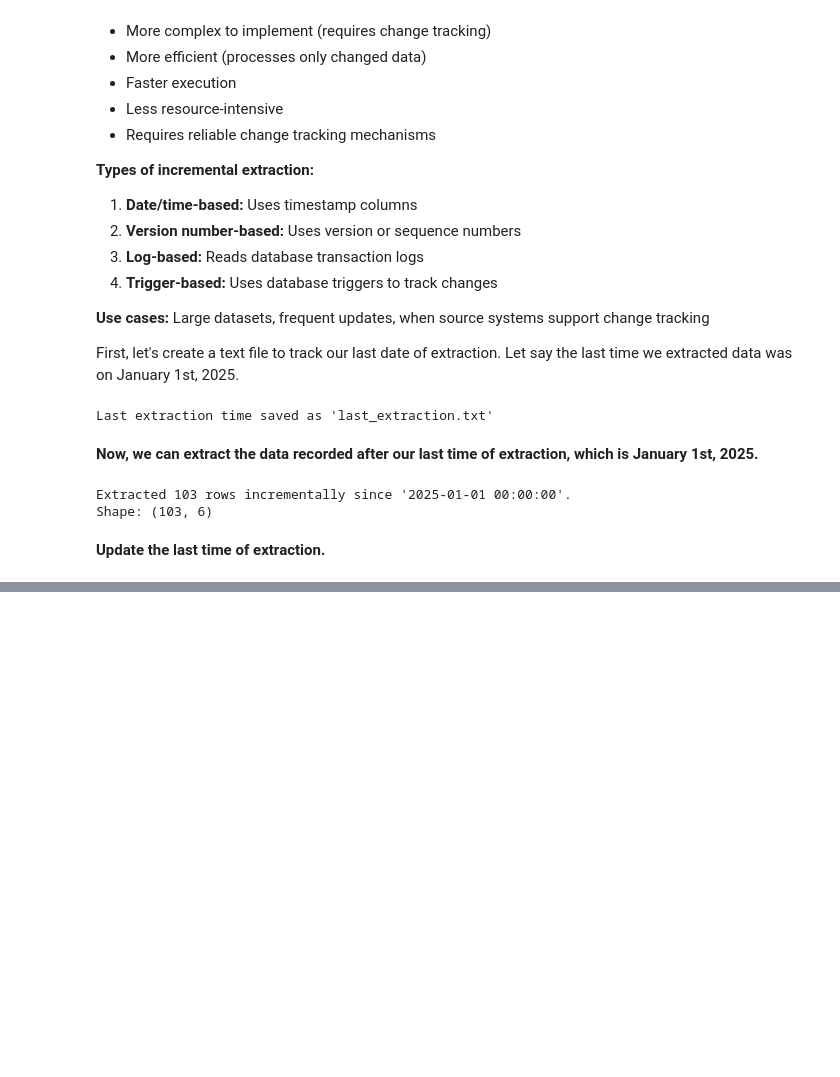
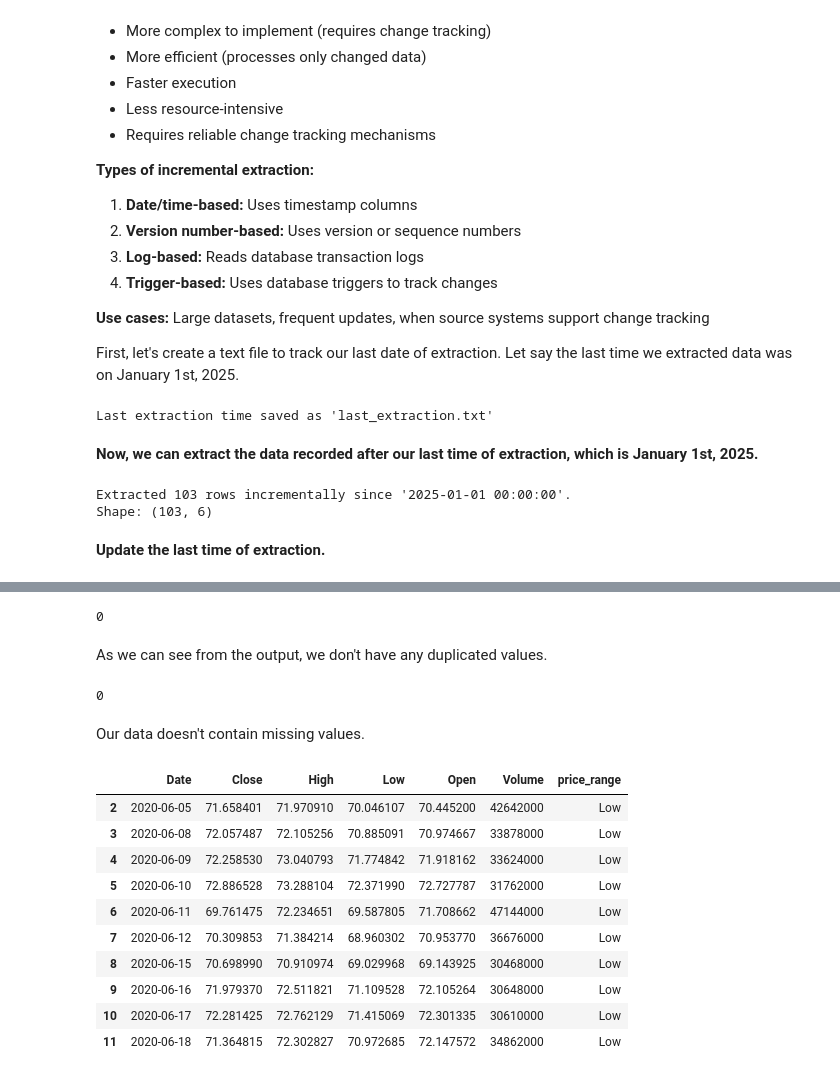
Before and after one commit to SamAbr/ETL_Extract_Samuel_Abrha, a Jupyter notebook: ETL_extract.ipynb, the cells around one changed output, grey strips where cells are left out. Drawn from its saved outputs; the diff is of its cells as text; code cells hidden in the pictures; blank space fills up the shorter version.

```diff
--- a/ETL_extract.ipynb
+++ b/ETL_extract.ipynb
@@ -16,11 +16,11 @@ Let's fully extract all the records found in our source.
 import pandas as pd
 
 # Load full dataset
-df = pd.read_csv("google_5yr_one.csv")
+full_df = pd.read_csv("google_5yr_one.csv")
 
 # Display basic stats
-print(f"Extracted {len(df)} rows fully.")
-print("Shape:", df.shape)
+print(f"Extracted {len(full_df)} rows fully.")
+print("Shape:", full_df.shape)
 # %% [output]
 Extracted 1256 rows fully.
 Shape: (1256, 6)
@@ -87,0 +110,4 @@ Last extraction date updated to '2025-06-10 16:30:17'.
+# %%
+# Remove the first record
+full_df = full_df.iloc[1:]
+full_df.head()
@@ -87,0 +142,8 @@ Last extraction date updated to '2025-06-10 16:30:17'.
+# %%
+full_df["Close"] = full_df["Close"].astype("float")
+full_df["High"] = full_df["High"].astype("float")
+full_df["Low"] = full_df["Low"].astype("float")
+full_df["Open"] = full_df["Open"].astype("float")
+full_df["Volume"] = full_df["Volume"].astype("int")
+
+full_df.info()
@@ -87,0 +164,32 @@ Last extraction date updated to '2025-06-10 16:30:17'.
+# %%
+# Check for duplicates
+full_df.duplicated().sum()
+# %% [output]
+0
+# %% [markdown]
+As we can see from the output, we don't have any duplicated values.
+# %%
+# Check for missing values
+full_df.isnull().sum().sum()
+# %% [output]
+0
+# %% [markdown]
+Our data doesn't contain missing values.
+# %%
+# Add a new column: price_range based on 'Close' price
+bins = [0, 100, 150, 200, float('inf')]
+labels = ['Low', 'Medium', 'High', 'Very High']
+full_df['price_range'] = pd.cut(full_df['Close'], bins=bins, labels=labels)
+full_df.head(10)
+# %% [output]
+|  | Date | Close | High | Low | Open | Volume | price_range |
+| 2 | 2020-06-05 | 71.658401 | 71.970910 | 70.046107 | 70.445200 | 42642000 | Low |
+| 3 | 2020-06-08 | 72.057487 | 72.105256 | 70.885091 | 70.974667 | 33878000 | Low |
+| 4 | 2020-06-09 | 72.258530 | 73.040793 | 71.774842 | 71.918162 | 33624000 | Low |
+| 5 | 2020-06-10 | 72.886528 | 73.288104 | 72.371990 | 72.727787 | 31762000 | Low |
+| 6 | 2020-06-11 | 69.761475 | 72.234651 | 69.587805 | 71.708662 | 47144000 | Low |
+| 7 | 2020-06-12 | 70.309853 | 71.384214 | 68.960302 | 70.953770 | 36676000 | Low |
+| 8 | 2020-06-15 | 70.698990 | 70.910974 | 69.029968 | 69.143925 | 30468000 | Low |
+| 9 | 2020-06-16 | 71.979370 | 72.511821 | 71.109528 | 72.105264 | 30648000 | Low |
+| 10 | 2020-06-17 | 72.281425 | 72.762129 | 71.415069 | 72.301335 | 30610000 | Low |
+| 11 | 2020-06-18 | 71.364815 | 72.302827 | 70.972685 | 72.147572 | 34862000 | Low |
```
Also changed, not shown: parts of 22 cells of this notebook, 2 other files.
